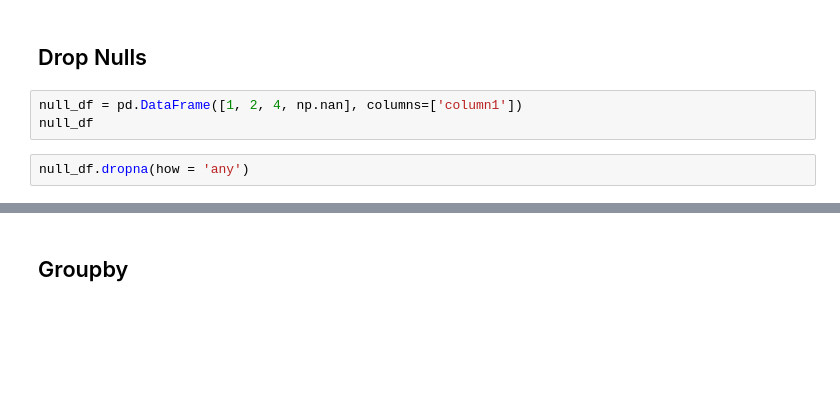
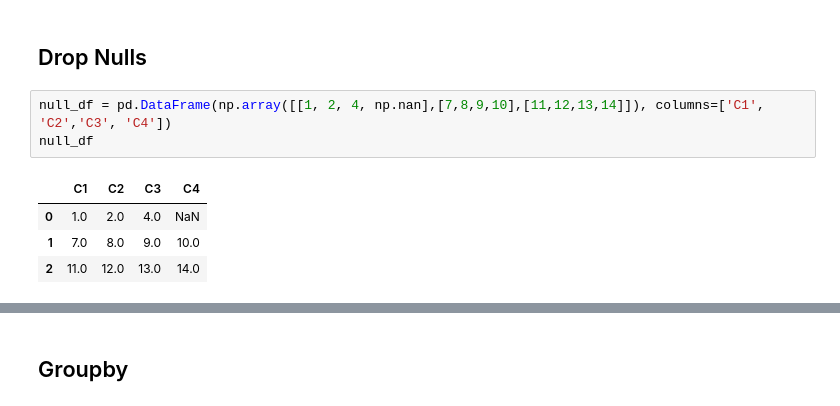
Before and after one commit to cecann10/dsp, a Jupyter notebook: lessons/pandas_intro/Intro-to-Pandas.ipynb, the cells around one changed output, grey strips where cells are left out. Cells and saved outputs as stored; diff of their text form; blank space fills up the shorter version.

```diff
--- a/lessons/pandas_intro/Intro-to-Pandas.ipynb
+++ b/lessons/pandas_intro/Intro-to-Pandas.ipynb
@@ -561,7 +748,10 @@ null_df.fillna('random_string')
 # %% [markdown]
 ## Drop Nulls
 # %%
-null_df = pd.DataFrame([1, 2, 4, np.nan], columns=['column1'])
+null_df = pd.DataFrame(np.array([[1, 2, 4, np.nan],[7,8,9,10],[11,12,13,14]]), columns=['C1', 'C2','C3', 'C4'])
 null_df
+# %% [output]
+|  | C1 | C2 | C3 | C4 |
+| 0 | 1.0 | 2.0 | 4.0 | NaN |
+| 1 | 7.0 | 8.0 | 9.0 | 10.0 |
+| 2 | 11.0 | 12.0 | 13.0 | 14.0 |
-# %%
-null_df.dropna(how = 'any')
```
Also changed, not shown: parts of 33 cells of this notebook.
